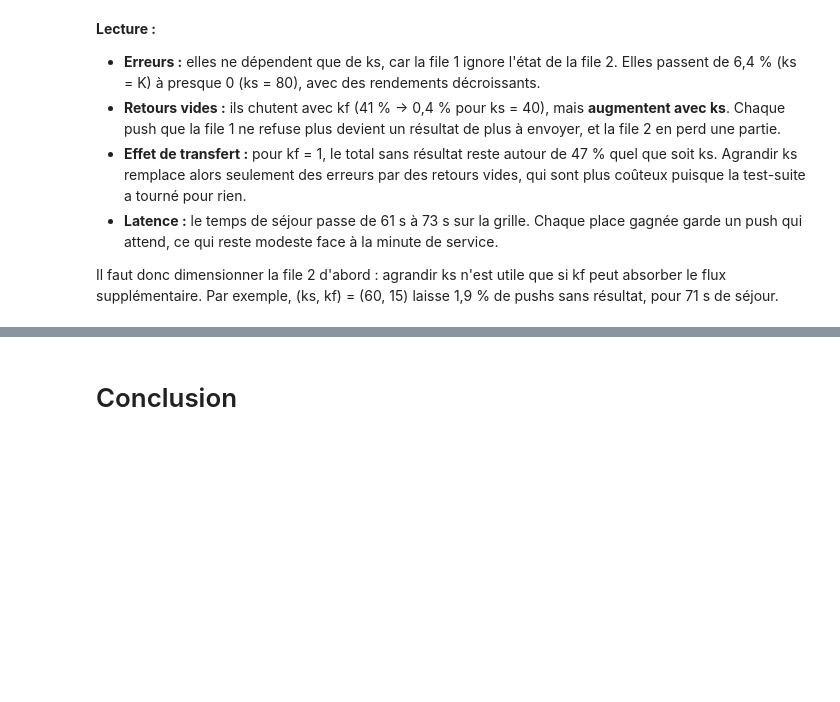
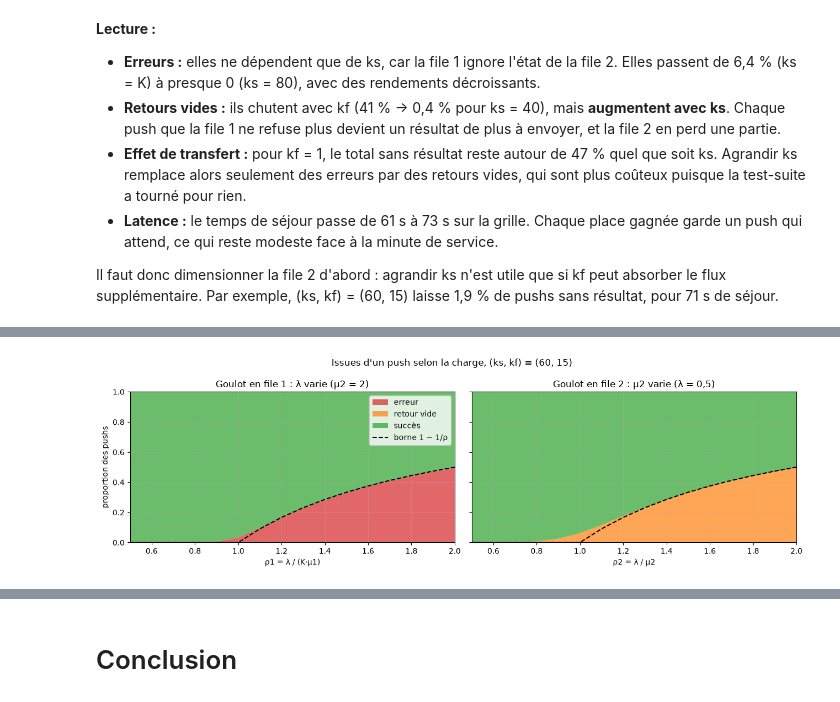
Before and after one commit to marc78s/ERO2, a Jupyter notebook: notebooks/WaterfallNotebook2.ipynb, the cells around one changed output, grey strips where cells are left out. Drawn from its saved outputs; the diff is of its cells as text; code cells hidden in the pictures; blank space fills up the shorter version.

```diff
--- a/notebooks/WaterfallNotebook2.ipynb
+++ b/notebooks/WaterfallNotebook2.ipynb
@@ -194,0 +239,36 @@ Il faut donc dimensionner la file 2 d'abord : agrandir ks n'est utile que si kf
+# %%
+rhos = np.linspace(0.5, 2, 16)
+scenarios = [
+    ('Goulot en file 1 : λ varie (μ2 = 2)', 'ρ1 = λ / (K·μ1)', lambda r: (r * K * MU1, 2.0)),
+    ('Goulot en file 2 : μ2 varie (λ = 0,5)', 'ρ2 = λ / μ2', lambda r: (0.5, 0.5 / r)),
+]
+
+fig, axes = plt.subplots(1, 2, figsize=(13, 4), sharey=True)
+for ax, (title, xlabel, params) in zip(axes, scenarios):
+    errors, blanks = [], []
+    for r in rhos:
+        lam, mu2 = params(r)
+        e, v = [], []
+        for b in range(B):
+            s = WaterfallSimulation2.waterfall_simulation_2(
+                lam, MU1, K, mu2, KS, KF, np.random.default_rng(10 + b), test_z=N_AGENTS)
+            s.run()
+            e.append(s.refusal_rate(1))
+            v.append(s.refusal_rate() - s.refusal_rate(1))
+        errors.append(np.mean(e))
+        blanks.append(np.mean(v))
+    success = 1 - np.array(errors) - np.array(blanks)
+
+    ax.stackplot(rhos, errors, blanks, success, labels=['erreur', 'retour vide', 'succès'],
+                 colors=['tab:red', 'tab:orange', 'tab:green'], alpha=.7)
+    ax.plot(rhos, np.maximum(0, 1 - 1 / rhos), 'k--', label='borne 1 − 1/ρ')
+    ax.set(xlabel=xlabel, xlim=(rhos[0], rhos[-1]), ylim=(0, 1), title=title)
+    ax.grid(alpha=.3)
+
+axes[0].set_ylabel('proportion des pushs')
+axes[0].legend(loc='upper right')
+fig.suptitle(f'Issues d\'un push selon la charge, (ks, kf) = ({KS}, {KF})')
+plt.tight_layout()
+plt.show()
+# %% [output]
+[figure, added]
```
Also changed, not shown: parts of 4 cells of this notebook.
